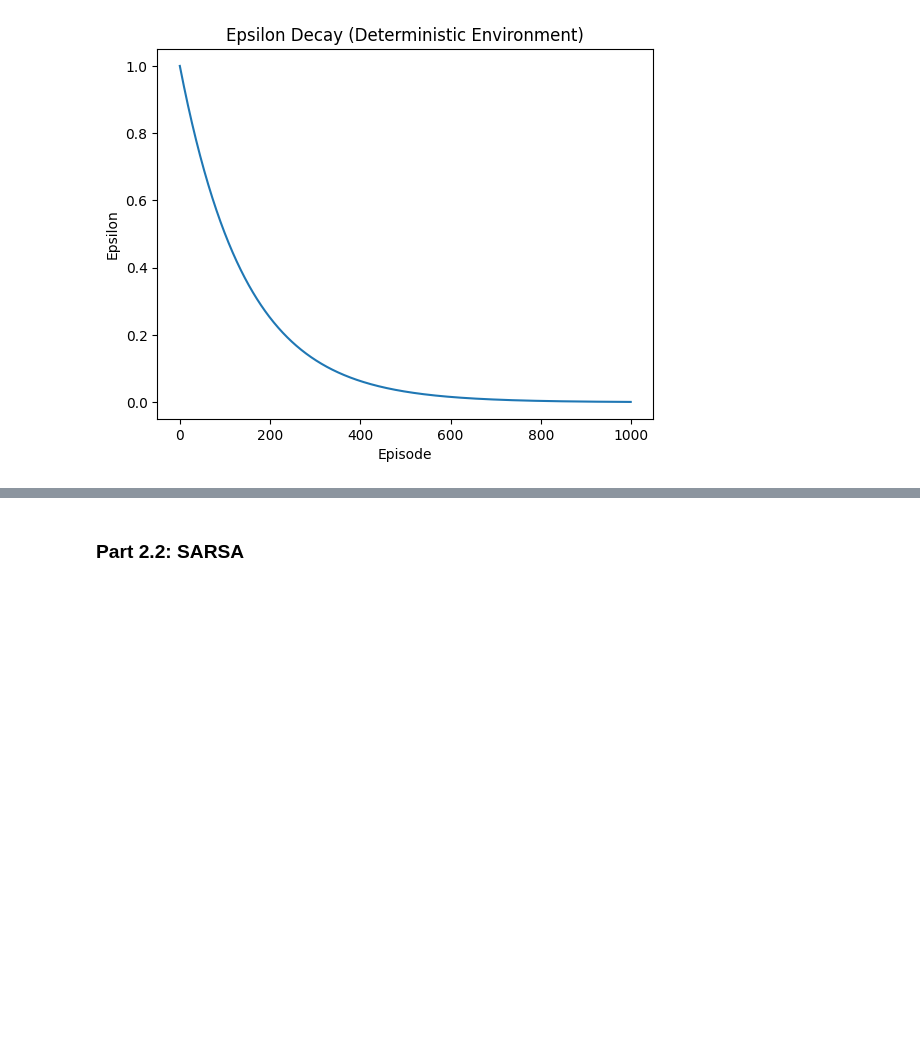
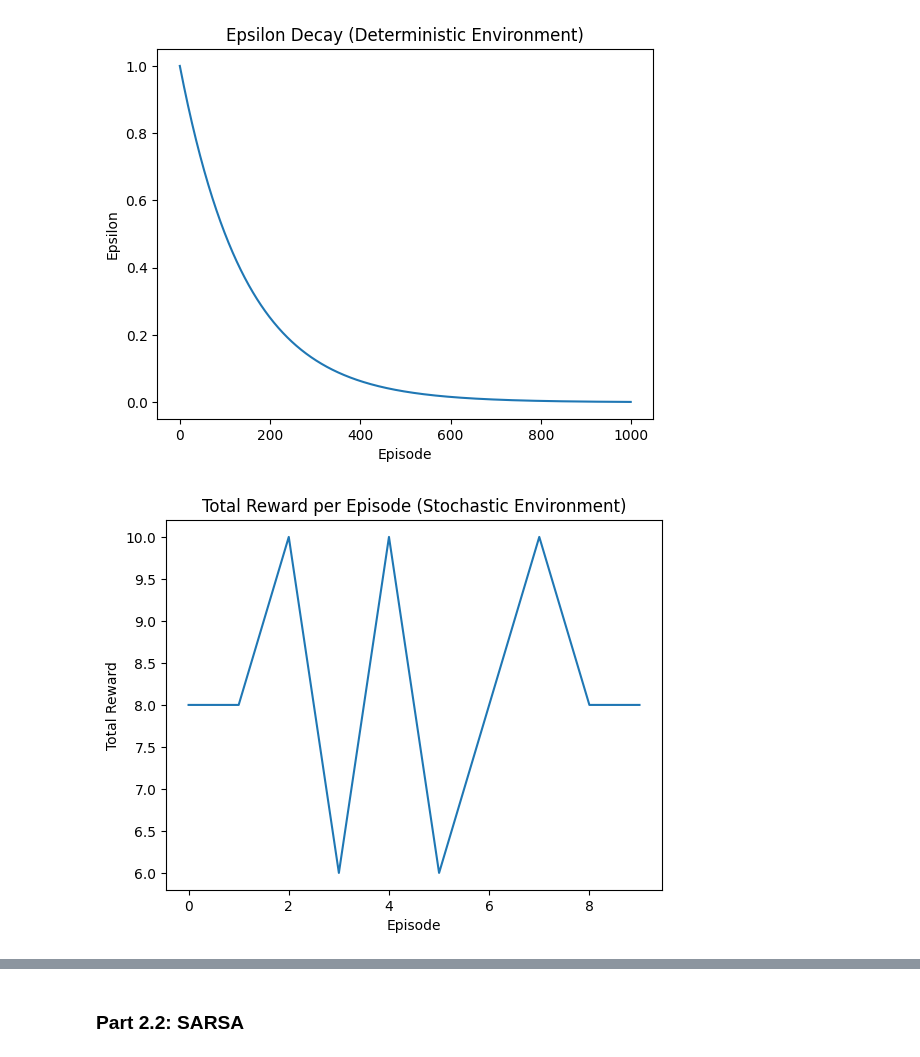
Before and after one commit to suvigyavijay/cse546_rl, a Jupyter notebook: assignment1/assignment1.ipynb, the cells around one changed output, grey strips where cells are left out. Saved outputs shown, nothing was run; the diff lists cells and outputs as text; code cells hidden in the pictures; blank space fills up the shorter version.

```diff
--- a/assignment1/assignment1.ipynb
+++ b/assignment1/assignment1.ipynb
@@ -566,6 +583,18 @@ plt.ylabel('Epsilon')
 plt.show()
 # %% [output]
 [figure]
+# %%
+# Run your environment for at least 10 episodes, where the agent chooses only greedy actions from the learned policy
+qlearning_sto_eval_reward_per_episode = qlearning_sto_agent.run_agent(10)
+
+# Plot the total reward per episode graph
+plt.plot(qlearning_sto_eval_reward_per_episode)
+plt.title('Total Reward per Episode (Stochastic Environment)')
+plt.xlabel('Episode')
+plt.ylabel('Total Reward')
+plt.show()
+# %% [output]
+[figure, added]
 # %%
 # Hyperparameter tuning for Q-learning agent
 
```
Also changed, not shown: parts of 48 cells of this notebook, 19 other files.
